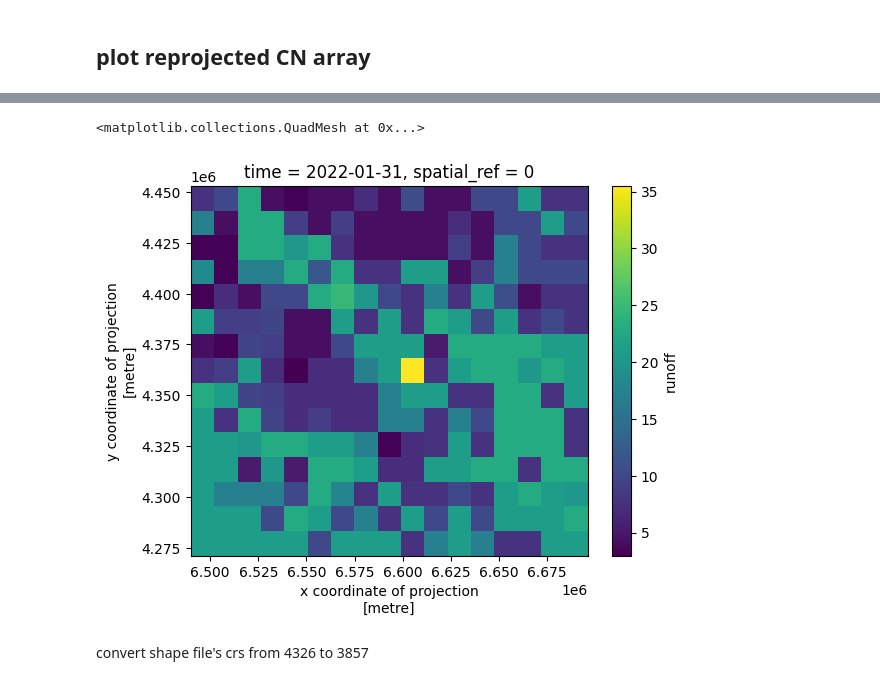
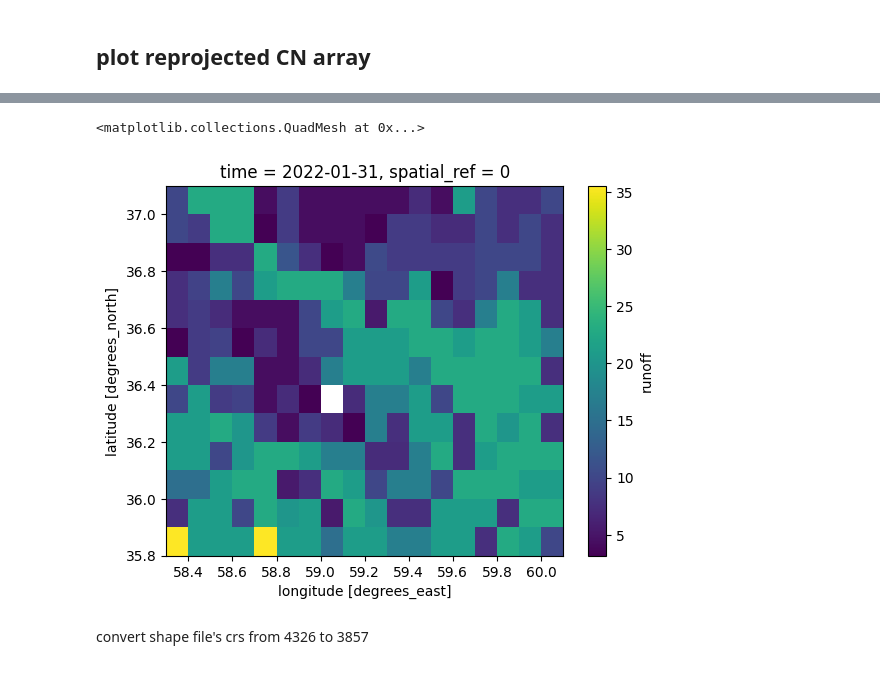
Before and after one commit to mahdi98mnm/WaterBalance_new, a Jupyter notebook: notebook/Sflow.ipynb, the cells around one changed output, grey strips where cells are left out. Drawn from its saved outputs; the diff is of its cells as text; code cells hidden in the pictures.

```diff
--- a/notebook/Sflow.ipynb
+++ b/notebook/Sflow.ipynb
@@ -208,6 +229,9 @@ xds_repr_match.dry.plot(figsize=(10, 5), cmap="magma")
 # %%
 cn =list(xds_repr_match.dry.values.flatten())
-pre =list(reprojected_data.precipitation.values.flatten())
+pre =list(data_pre.precipitation.values.flatten())
+
+number_of_x = 18
+number_of_y = 13
 
 run_off = np.array([PrimarySurfaceFlow.scs(
     precipitation = float(i),
@@ -227,8 +251,8 @@ underground_runoff = np.array([PrimarySurfaceFlow.scs(
 )[1]
 for i, j in zip(pre,cn)])
 
-run_off_array = run_off.reshape(1,15,17)
-underground_runoff_array = underground_runoff.reshape(1,15,17)
+run_off_array = run_off.reshape(1,number_of_y,number_of_x)
+underground_runoff_array = underground_runoff.reshape(1,number_of_y,number_of_x)
 
 
 ds_array = xds_repr_match.assign(run_off=(['time', 'y', 'x'], run_off_array))
@@ -250,13 +274,14 @@ sub_soilmoisture = ee.ImageCollection('NASA_USDA/HSL/SMAP10KM_soil_moisture').fi
 # %%
 soil_era_evap = ee.ImageCollection("ECMWF/ERA5_LAND/DAILY_AGGR").filter(ee.Filter.date('2022-01-31', '2022-02-01')).select('volumetric_soil_water_layer_1').mean().clip(shape)
 # %%
+
 soilmoisture = soilmoisture.set("system:time_start", ee.Date("2022-01-31"))
 sub_soilmoisture = sub_soilmoisture.set("system:time_start", ee.Date("2022-01-31"))
 soil_era_evap_1 = soil_era_evap.set("system:time_start", ee.Date("2022-01-31"))
 
-arr_soilmoisture = soilmoisture.wx.to_xarray(scale=10000, crs='EPSG:3857')
-arr_sub_soilmoisture = sub_soilmoisture.wx.to_xarray(scale=10000, crs='EPSG:3857')
-arr_soil_era_evap_1 = soil_era_evap_1.wx.to_xarray(scale=11132, crs='EPSG:3857')
+arr_soilmoisture = soilmoisture.wx.to_xarray(scale=10000, crs=f'EPSG:{crs}')
+arr_sub_soilmoisture = sub_soilmoisture.wx.to_xarray(scale=10000, crs=f'EPSG:{crs}')
+arr_soil_era_evap_1 = soil_era_evap_1.wx.to_xarray(scale=11132, crs=f'EPSG:{crs}')
 arr_soil_era_evap_1
 # %% [output]
 <xarray.Dataset>
@@ -280,13 +305,13 @@ Attributes:
     TIFFTAG_XRESOLUTION:     1
     TIFFTAG_YRESOLUTION:     1
 # %%
-da_soilmoisture = arr_soilmoisture.rio.write_crs("epsg:3857", inplace=True)
-da_sub_soilmoisture = arr_sub_soilmoisture.rio.write_crs("epsg:3857", inplace=True)
-da_soil_era_evap_1 = arr_soil_era_evap_1.rio.write_crs("epsg:3857", inplace=True)
+da_soilmoisture = arr_soilmoisture.rio.write_crs(f"epsg:{crs}", inplace=True)
+da_sub_soilmoisture = arr_sub_soilmoisture.rio.write_crs(f"epsg:{crs}", inplace=True)
+da_soil_era_evap_1 = arr_soil_era_evap_1.rio.write_crs(f"epsg:{crs}", inplace=True)
 
-xds_repr_match__soilmoisture = da_soilmoisture.rio.reproject_match(reprojected_data, resampling = rasterio.enums.Resampling.nearest)
-xds_repr_match__sub_soilmoisture = da_sub_soilmoisture.rio.reproject_match(reprojected_data, resampling = rasterio.enums.Resampling.nearest)
-xds_repr_match__soil_era_evap_1 = da_soil_era_evap_1.rio.reproject_match(reprojected_data, resampling = rasterio.enums.Resampling.nearest)
+xds_repr_match__soilmoisture = da_soilmoisture.rio.reproject_match(data_pre, resampling = rasterio.enums.Resampling.nearest)
+xds_repr_match__sub_soilmoisture = da_sub_soilmoisture.rio.reproject_match(data_pre, resampling = rasterio.enums.Resampling.nearest)
+xds_repr_match__soil_era_evap_1 = da_soil_era_evap_1.rio.reproject_match(data_pre, resampling = rasterio.enums.Resampling.nearest)
 
 
 xds_repr_match__soil_era_evap_1 = xds_repr_match__soil_era_evap_1 * 70
@@ -325,9 +350,10 @@ xds_repr_match__soilmoisture.ssm.plot(figsize=(10, 5), cmap="magma")
 # %%
 cn = list(xds_repr_match.dry.values.flatten())
-pre = list(reprojected_data.precipitation.values.flatten())
+pre = list(data_pre.precipitation.values.flatten())
 soil = list(xds_repr_match__soilmoisture.ssm.values.flatten())
 sub_soil = list(xds_repr_match__sub_soilmoisture.susm.values.flatten())
 soil_era = list(xds_repr_match__soil_era_evap_1.volumetric_soil_water_layer_1.values.flatten())
+
 
 runoff_array = np.array([PrimarySurfaceFlow.scs(
     precipitation = float(i),
@@ -335,38 +361,38 @@ runoff_array = np.array([PrimarySurfaceFlow.scs(
     rsa = True,
     antecedent_precipitation = float(z),
     is_growing_season = True
 )[0]
 for i, j, z in zip(pre, cn, soil)])
 
 underground_runoff_array = np.array([PrimarySurfaceFlow.scs(
     precipitation = float(i),
     curve_number = float(j),
     rsa = True,
     antecedent_precipitation = float(z),
     is_growing_season = True
 )[1]
 for i, j, z in zip(pre, cn, soil)])
 
 soil_array = np.array(soil)
 sub_soil_array = np.array(sub_soil)
 soil_era_array = np.array(soil_era)
 
-runoff_array = runoff_array.reshape(1,15,17)
-underground_runoff_array = underground_runoff_array.reshape(1,15,17)
-soil_array = soil_array.reshape(1,15,17)
-sub_soil_array = sub_soil_array.reshape(1,15,17)
-soil_era_array = soil_era_array.reshape(1,15,17)
+runoff_array = runoff_array.reshape(1,number_of_y,number_of_x)
+underground_runoff_array = underground_runoff_array.reshape(1,number_of_y,number_of_x)
+soil_array = soil_array.reshape(1,number_of_y,number_of_x)
+sub_soil_array = sub_soil_array.reshape(1,number_of_y,number_of_x)
+soil_era_array = soil_era_array.reshape(1,number_of_y,number_of_x)
 
 
-ds_array = reprojected_data.assign(runoff=(['time', 'y', 'x'], runoff_array))
+ds_array = data_pre.assign(runoff=(['time', 'y', 'x'], runoff_array))
 ds_array_1 = ds_array.assign(underground_runoff=(['time', 'y', 'x'], underground_runoff_array))
 ds_array_2 = ds_array_1.assign(soilmoisture=(['time', 'y', 'x'], soil_array))
 ds_array_3 = ds_array_2.assign(sub_soilmoisture=(['time', 'y', 'x'], sub_soil_array))
 ds_array_3_1 = ds_array_3.assign(soil_era=(['time', 'y', 'x'], soil_era_array))
 
 
 ds_array_3_1.runoff.plot()
 # %% [output]
 <matplotlib.collections.QuadMesh at 0x...>
-[figure, old version]
+[figure, new version]
 # %%
```
Also changed, not shown: parts of 14 cells of this notebook.
